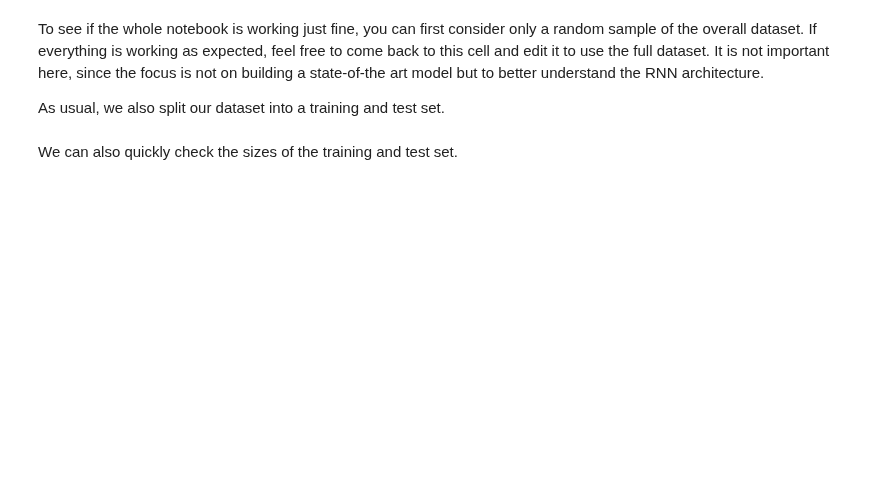
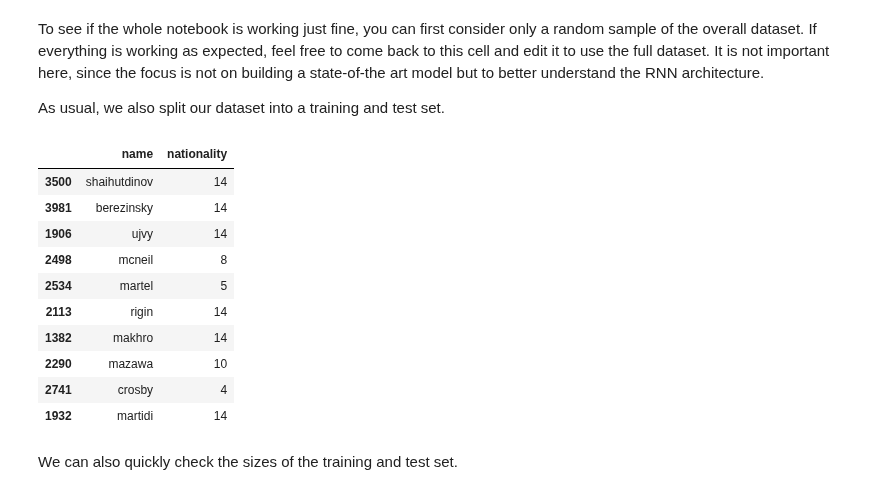
Before and after one commit to BostonAnalytics/AD698-generative-ai-for-BA, a Jupyter notebook: help-code/3-neural-nlp/Section 1.2 - Vanilla RNN Implementation.ipynb, the cells around one changed output. Saved outputs shown, nothing was run; the diff lists cells and outputs as text; code cells hidden in the pictures; blank space fills up the shorter version.

```diff
--- a/help-code/3-neural-nlp/Section 1.2 - Vanilla RNN Implementation.ipynb
+++ b/help-code/3-neural-nlp/Section 1.2 - Vanilla RNN Implementation.ipynb
@@ -110,14 +118,26 @@ As usual, we also split our dataset into a training and test set.
 # %%
 # It's generally always good to shuffle the dataset
 # For testing, you can also first use smaller samples
 #df = df.sample(frac=1.0).reset_index(drop=True)
-df = df.sample(frac=0.1).reset_index(drop=True)
+df = df.sample(frac=0.2).reset_index(drop=True)
 
 # Split the dataset into training and test data
 df_train, df_test = train_test_split(df, test_size=0.2)
 
 # Let's see how the training data looks like.
 df_train.head(10)
+# %% [output]
+|  | name | nationality |
+| 3500 | shaihutdinov | 14 |
+| 3981 | berezinsky | 14 |
+| 1906 | ujvy | 14 |
+| 2498 | mcneil | 8 |
+| 2534 | martel | 5 |
+| 2113 | rigin | 14 |
+| 1382 | makhro | 14 |
+| 2290 | mazawa | 10 |
+| 2741 | crosby | 4 |
+| 1932 | martidi | 14 |
 # %% [markdown]
 We can also quickly check the sizes of the training and test set.
 # %%
```
Also changed, not shown: parts of 15 cells of this notebook, 27 other files.
